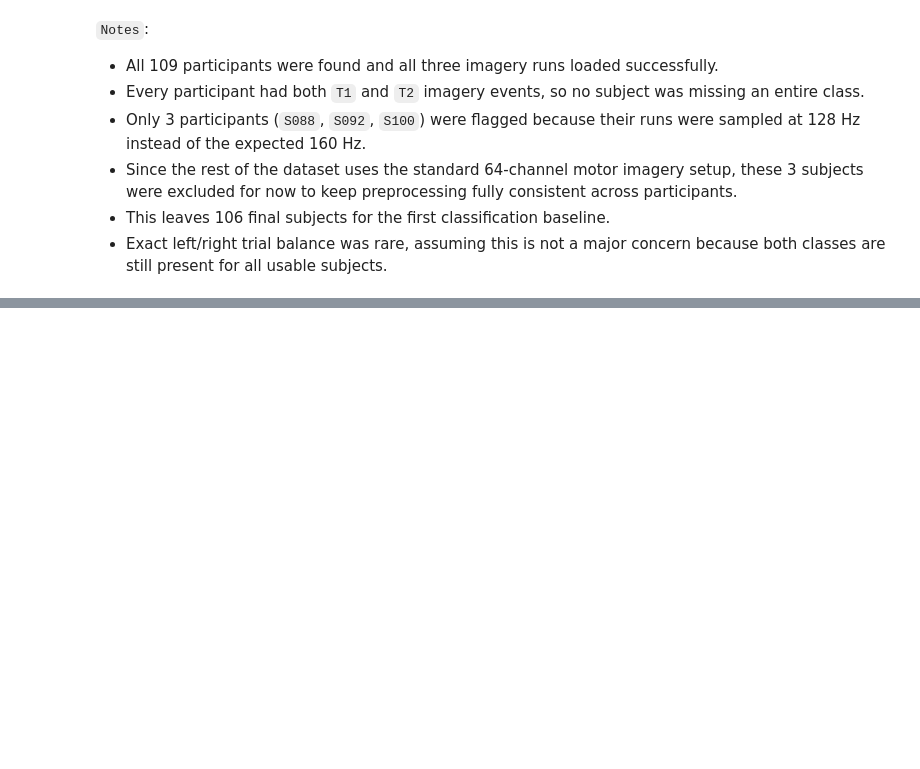
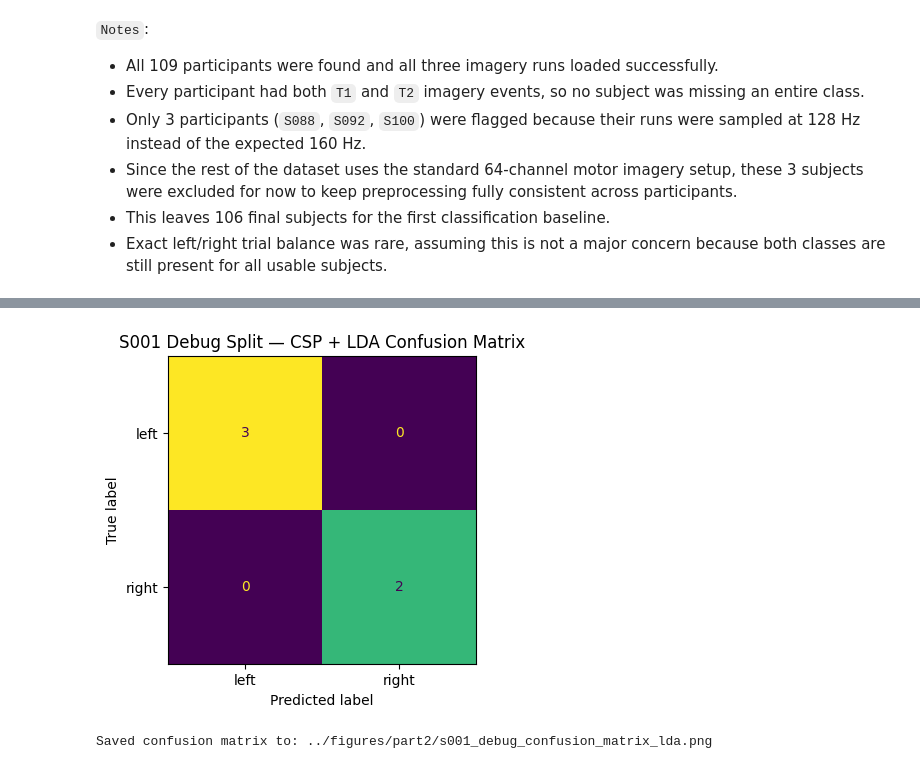
Before and after one commit to neehanthreddym/eeg-signal-processing-classification, a Jupyter notebook: notebooks/part2_motor_imagery.ipynb, the cells around one changed output, grey strips where cells are left out. Drawn from its saved outputs; the diff is of its cells as text; code cells hidden in the pictures; blank space fills up the shorter version.

```diff
--- a/notebooks/part2_motor_imagery.ipynb
+++ b/notebooks/part2_motor_imagery.ipynb
@@ -544,0 +620,18 @@ Name: count, dtype: int64
+# %%
+# parameters
+CLF_TMIN = 0.5
+CLF_TMAX = 3.5
+
+# Crop a copy only for modeling
+epochs_s001_clf = epochs_s001.copy().crop(tmin=CLF_TMIN, tmax=CLF_TMAX)
+
+X_s001 = epochs_s001_clf.get_data()   # (n_trials, n_channels, n_times)
+y_s001 = epochs_s001_clf.events[:, 2] # currently event codes: left/right
+
+print(f"Classifier window: {(CLF_TMIN, CLF_TMAX)} seconds")
+print(f"Cropped epoch shape: {X_s001.shape}")
+print(f"Unique labels: {sorted(set(y_s001.tolist()))}")
+
+# For later steps
+CLASSIFIER_TMIN = CLF_TMIN
+CLASSIFIER_TMAX = CLF_TMAX
@@ -544,0 +892,22 @@ Name: count, dtype: int64
+# %%
+fig, ax = plt.subplots(figsize=(5, 4))
+
+disp = ConfusionMatrixDisplay(
+    confusion_matrix=cm,
+    display_labels=["left", "right"]
+)
+disp.plot(ax=ax, colorbar=False)
+
+ax.set_title("S001 Debug Split — CSP + LDA Confusion Matrix")
+ax.set_xlabel("Predicted label")
+ax.set_ylabel("True label")
+
+cm_save_path = FIGURES_DIR / "s001_debug_confusion_matrix_lda.png"
+fig.savefig(cm_save_path, dpi=300, bbox_inches="tight")
+
+plt.show()
+
+print(f"Saved confusion matrix to: {cm_save_path}")
+# %% [output]
+[figure, added]
+Saved confusion matrix to: ../figures/part2/s001_debug_confusion_matrix_lda.png
```
Also changed, not shown: parts of 83 cells of this notebook, 20 other files.
